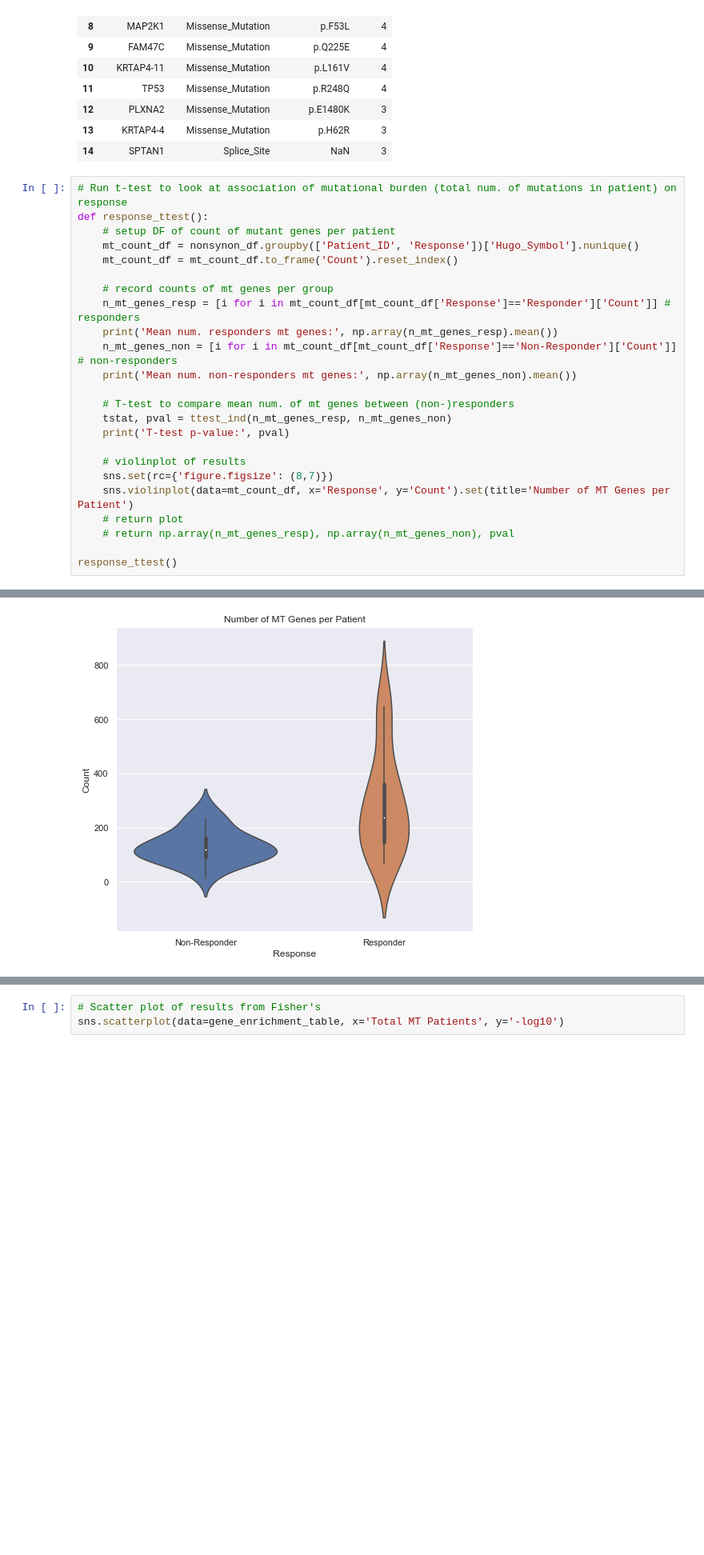
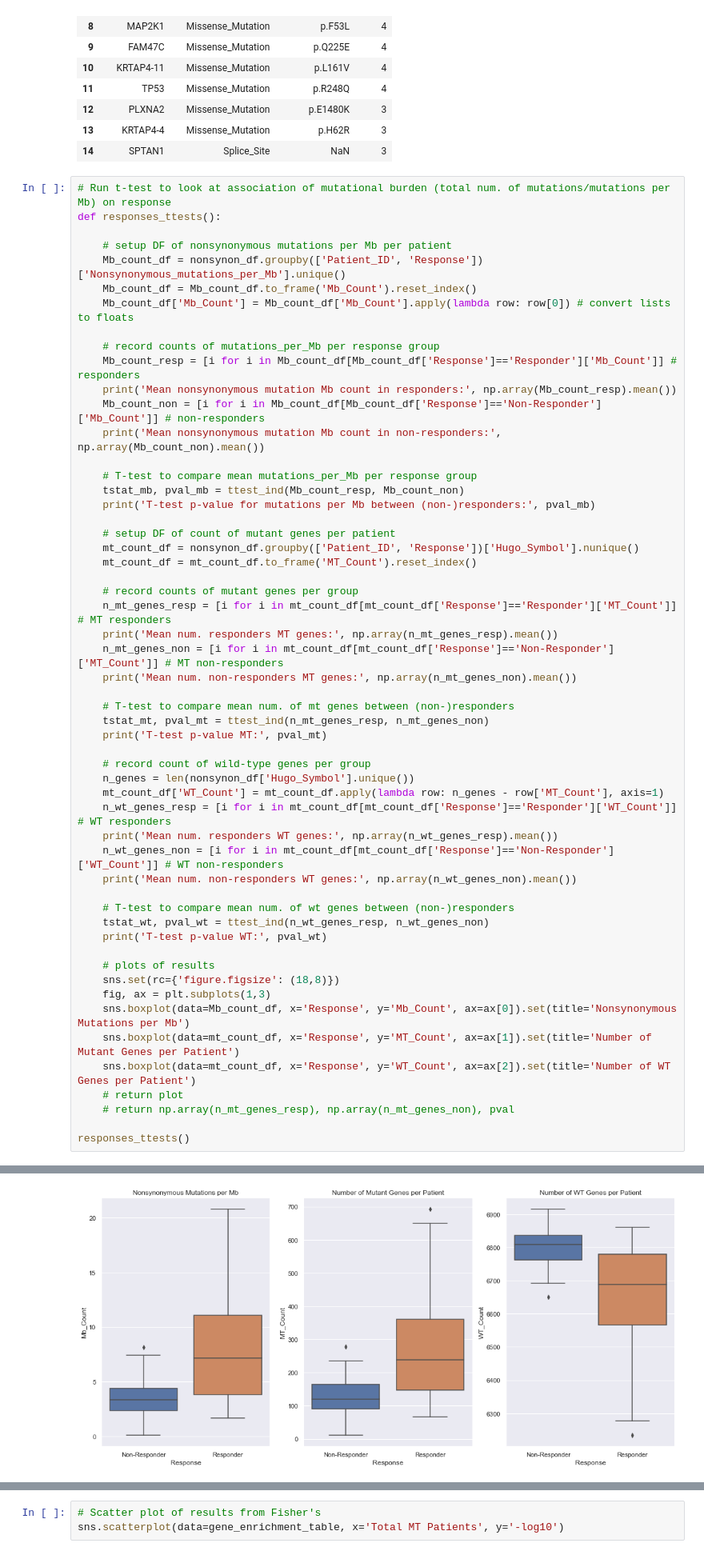
Before and after one commit to jakecharris/dana_farber-assignment, a Jupyter notebook: code-notebook.ipynb, the cells around one changed output, grey strips where cells are left out. Shown at 80% size. Drawn from its saved outputs; the diff is of its cells as text; blank space fills up the shorter version.

```diff
--- a/code-notebook.ipynb
+++ b/code-notebook.ipynb
@@ -151,27 +151,58 @@ With NaN Variant_Classification values:
 | 13 | KRTAP4-4 | Missense_Mutation | p.H62R | 3 |
 | 14 | SPTAN1 | Splice_Site | NaN | 3 |
 # %%
-# Run t-test to look at association of mutational burden (total num. of mutations in patient) on response
-def response_ttest():
+# Run t-test to look at association of mutational burden (total num. of mutations/mutations per Mb) on response
+def responses_ttests():
+
+    # setup DF of nonsynonymous mutations per Mb per patient
+    Mb_count_df = nonsynon_df.groupby(['Patient_ID', 'Response'])['Nonsynonymous_mutations_per_Mb'].unique()
+    Mb_count_df = Mb_count_df.to_frame('Mb_Count').reset_index()
+    Mb_count_df['Mb_Count'] = Mb_count_df['Mb_Count'].apply(lambda row: row[0]) # convert lists to floats
+
+    # record counts of mutations_per_Mb per response group
+    Mb_count_resp = [i for i in Mb_count_df[Mb_count_df['Response']=='Responder']['Mb_Count']] # responders
+    print('Mean nonsynonymous mutation Mb count in responders:', np.array(Mb_count_resp).mean())
+    Mb_count_non = [i for i in Mb_count_df[Mb_count_df['Response']=='Non-Responder']['Mb_Count']] # non-responders
+    print('Mean nonsynonymous mutation Mb count in non-responders:', np.array(Mb_count_non).mean())
+
+    # T-test to compare mean mutations_per_Mb per response group
+    tstat_mb, pval_mb = ttest_ind(Mb_count_resp, Mb_count_non)
+    print('T-test p-value for mutations per Mb between (non-)responders:', pval_mb)
+
     # setup DF of count of mutant genes per patient
     mt_count_df = nonsynon_df.groupby(['Patient_ID', 'Response'])['Hugo_Symbol'].nunique()
-    mt_count_df = mt_count_df.to_frame('Count').reset_index()
+    mt_count_df = mt_count_df.to_frame('MT_Count').reset_index()
 
-    # record counts of mt genes per group
-    n_mt_genes_resp = [i for i in mt_count_df[mt_count_df['Response']=='Responder']['Count']] # responders
-    print('Mean num. responders mt genes:', np.array(n_mt_genes_resp).mean())
-    n_mt_genes_non = [i for i in mt_count_df[mt_count_df['Response']=='Non-Responder']['Count']] # non-responders
-    print('Mean num. non-responders mt genes:', np.array(n_mt_genes_non).mean())
+    # record counts of mutant genes per group
+    n_mt_genes_resp = [i for i in mt_count_df[mt_count_df['Response']=='Responder']['MT_Count']] # MT responders
+    print('Mean num. responders MT genes:', np.array(n_mt_genes_resp).mean())
+    n_mt_genes_non = [i for i in mt_count_df[mt_count_df['Response']=='Non-Responder']['MT_Count']] # MT non-responders
+    print('Mean num. non-responders MT genes:', np.array(n_mt_genes_non).mean())
 
     # T-test to compare mean num. of mt genes between (non-)responders
-    tstat, pval = ttest_ind(n_mt_genes_resp, n_mt_genes_non)
-    print('T-test p-value:', pval)
+    tstat_mt, pval_mt = ttest_ind(n_mt_genes_resp, n_mt_genes_non)
+    print('T-test p-value MT:', pval_mt)
 
-    # violinplot of results
-    sns.set(rc={'figure.figsize': (8,7)})
-    sns.violinplot(data=mt_count_df, x='Response', y='Count').set(title='Number of MT Genes per Patient')
+    # record count of wild-type genes per group
+    n_genes = len(nonsynon_df['Hugo_Symbol'].unique())
+    mt_count_df['WT_Count'] = mt_count_df.apply(lambda row: n_genes - row['MT_Count'], axis=1)
+    n_wt_genes_resp = [i for i in mt_count_df[mt_count_df['Response']=='Responder']['WT_Count']] # WT responders
+    print('Mean num. responders WT genes:', np.array(n_wt_genes_resp).mean())
+    n_wt_genes_non = [i for i in mt_count_df[mt_count_df['Response']=='Non-Responder']['WT_Count']] # WT non-responders
+    print('Mean num. non-responders WT genes:', np.array(n_wt_genes_non).mean())
+
+    # T-test to compare mean num. of wt genes between (non-)responders
+    tstat_wt, pval_wt = ttest_ind(n_wt_genes_resp, n_wt_genes_non)
+    print('T-test p-value WT:', pval_wt)
+
+    # plots of results
+    sns.set(rc={'figure.figsize': (18,8)})
+    fig, ax = plt.subplots(1,3)
+    sns.boxplot(data=Mb_count_df, x='Response', y='Mb_Count', ax=ax[0]).set(title='Nonsynonymous Mutations per Mb')
+    sns.boxplot(data=mt_count_df, x='Response', y='MT_Count', ax=ax[1]).set(title='Number of Mutant Genes per Patient')
+    sns.boxplot(data=mt_count_df, x='Response', y='WT_Count', ax=ax[2]).set(title='Number of WT Genes per Patient')
     # return plot
     # return np.array(n_mt_genes_resp), np.array(n_mt_genes_non), pval
 
-response_ttest()
+responses_ttests()
 # %% [output]
@@ -181,4 +218,4 @@ T-test p-value: 0.00020081134967416667
-[figure, old version]
+[figure, new version]
 # %%
 # Check for MT genes which are enriched in responders vs. nonresponders
 # 1. check to see if gene listing is only present in patients with nonsynonymous mutation
```
Also changed, not shown: parts of 9 cells of this notebook.
